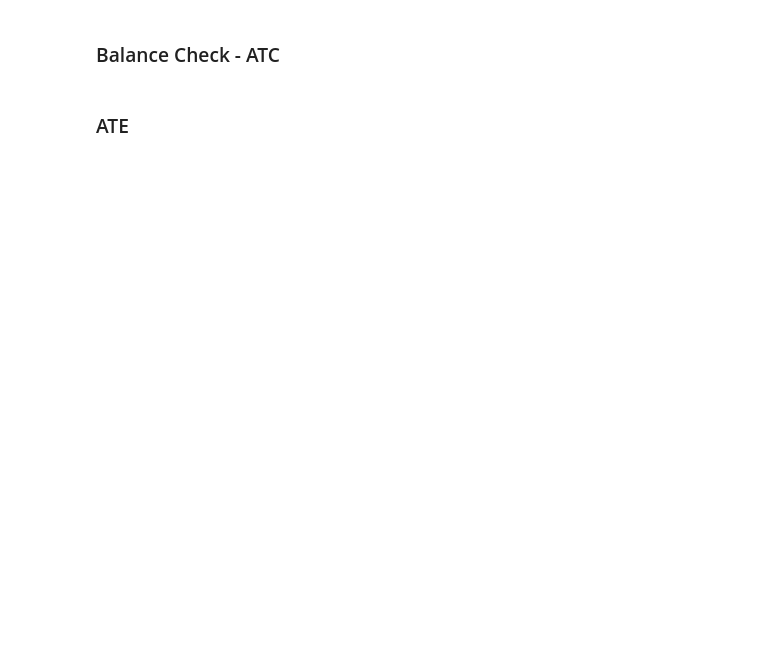
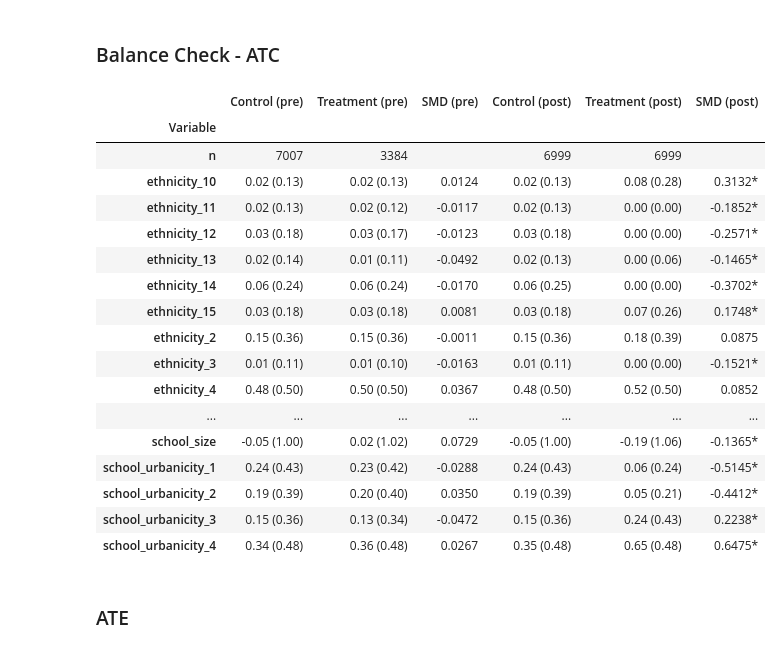
Before and after one commit to Funbucket/awesome-causal-inference-python, a Jupyter notebook: book/ate/propensity_score_and_dml.ipynb, the cells around one changed output. Saved outputs shown, nothing was run; the diff lists cells and outputs as text; code cells hidden in the pictures; blank space fills up the shorter version.

```diff
--- a/book/ate/propensity_score_and_dml.ipynb
+++ b/book/ate/propensity_score_and_dml.ipynb
@@ -101,5 +184,45 @@ ATC: 0.3843
 # %% [markdown]
 ### Balance Check - ATC
+# %%
+from causalml.match import create_table_one
+
+table_pre_atc = create_table_one(
+    data=df_match,
+    treatment_col="intervention",
+    features=features_cov,
+    with_std=True,
+    with_counts=True
+)
+
+table_post_atc = create_table_one(
+    data=matched_atc,
+    treatment_col="intervention",
+    features=features_cov,
+    with_std=True,
+    with_counts=True
+)
+
+balance_atc = combine_table_one(table_pre_atc, table_post_atc, smd_star_thresh=0.1)
+balance_atc
+# %% [output]
+|  | Control (pre) | Treatment (pre) | SMD (pre) | Control (post) | Treatment (post) | SMD (post) |
+| Variable |  |  |  |  |  |  |
+| n | 7007 | 3384 |  | 6999 | 6999 |  |
+| ethnicity_10 | 0.02 (0.13) | 0.02 (0.13) | 0.0124 | 0.02 (0.13) | 0.08 (0.28) | 0.3132* |
+| ethnicity_11 | 0.02 (0.13) | 0.02 (0.12) | -0.0117 | 0.02 (0.13) | 0.00 (0.00) | -0.1852* |
+| ethnicity_12 | 0.03 (0.18) | 0.03 (0.17) | -0.0123 | 0.03 (0.18) | 0.00 (0.00) | -0.2571* |
+| ethnicity_13 | 0.02 (0.14) | 0.01 (0.11) | -0.0492 | 0.02 (0.13) | 0.00 (0.06) | -0.1465* |
+| ethnicity_14 | 0.06 (0.24) | 0.06 (0.24) | -0.0170 | 0.06 (0.25) | 0.00 (0.00) | -0.3702* |
+| ethnicity_15 | 0.03 (0.18) | 0.03 (0.18) | 0.0081 | 0.03 (0.18) | 0.07 (0.26) | 0.1748* |
+| ethnicity_2 | 0.15 (0.36) | 0.15 (0.36) | -0.0011 | 0.15 (0.36) | 0.18 (0.39) | 0.0875 |
+| ethnicity_3 | 0.01 (0.11) | 0.01 (0.10) | -0.0163 | 0.01 (0.11) | 0.00 (0.00) | -0.1521* |
+| ethnicity_4 | 0.48 (0.50) | 0.50 (0.50) | 0.0367 | 0.48 (0.50) | 0.52 (0.50) | 0.0852 |
+| ... | ... | ... | ... | ... | ... | ... |
+| school_size | -0.05 (1.00) | 0.02 (1.02) | 0.0729 | -0.05 (1.00) | -0.19 (1.06) | -0.1365* |
+| school_urbanicity_1 | 0.24 (0.43) | 0.23 (0.42) | -0.0288 | 0.24 (0.43) | 0.06 (0.24) | -0.5145* |
+| school_urbanicity_2 | 0.19 (0.39) | 0.20 (0.40) | 0.0350 | 0.19 (0.39) | 0.05 (0.21) | -0.4412* |
+| school_urbanicity_3 | 0.15 (0.36) | 0.13 (0.34) | -0.0472 | 0.15 (0.36) | 0.24 (0.43) | 0.2238* |
+| school_urbanicity_4 | 0.34 (0.48) | 0.36 (0.48) | 0.0267 | 0.35 (0.48) | 0.65 (0.48) | 0.6475* |
 # %% [markdown]
 ### ATE
 # %%
```
Also changed, not shown: parts of 12 cells of this notebook.
